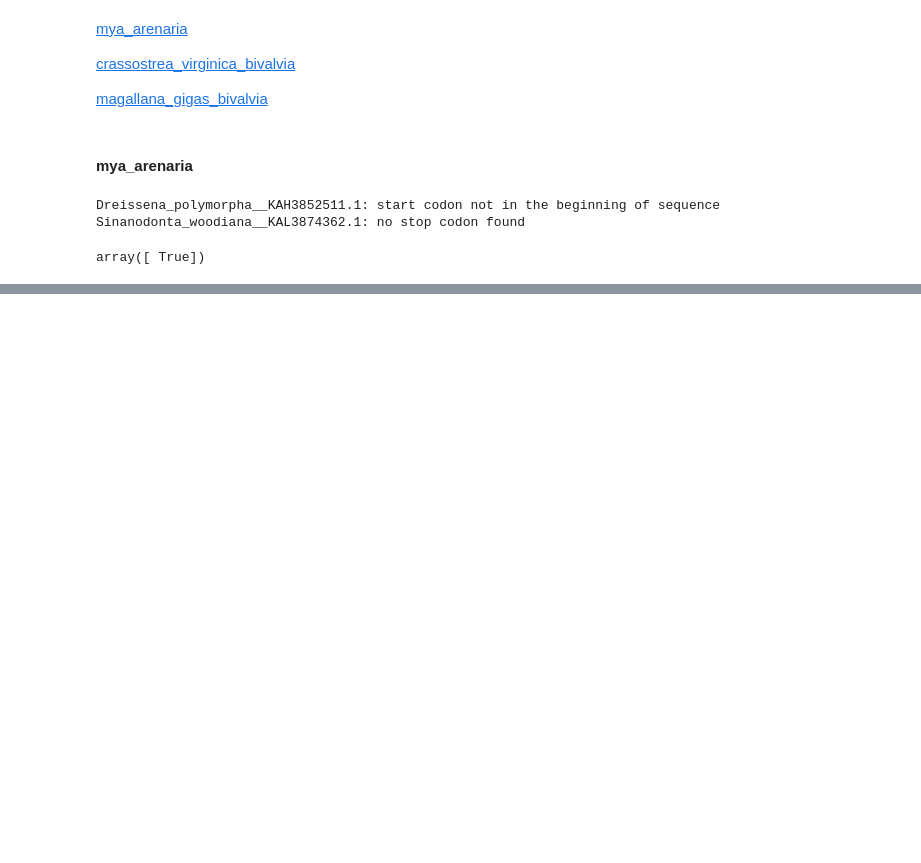
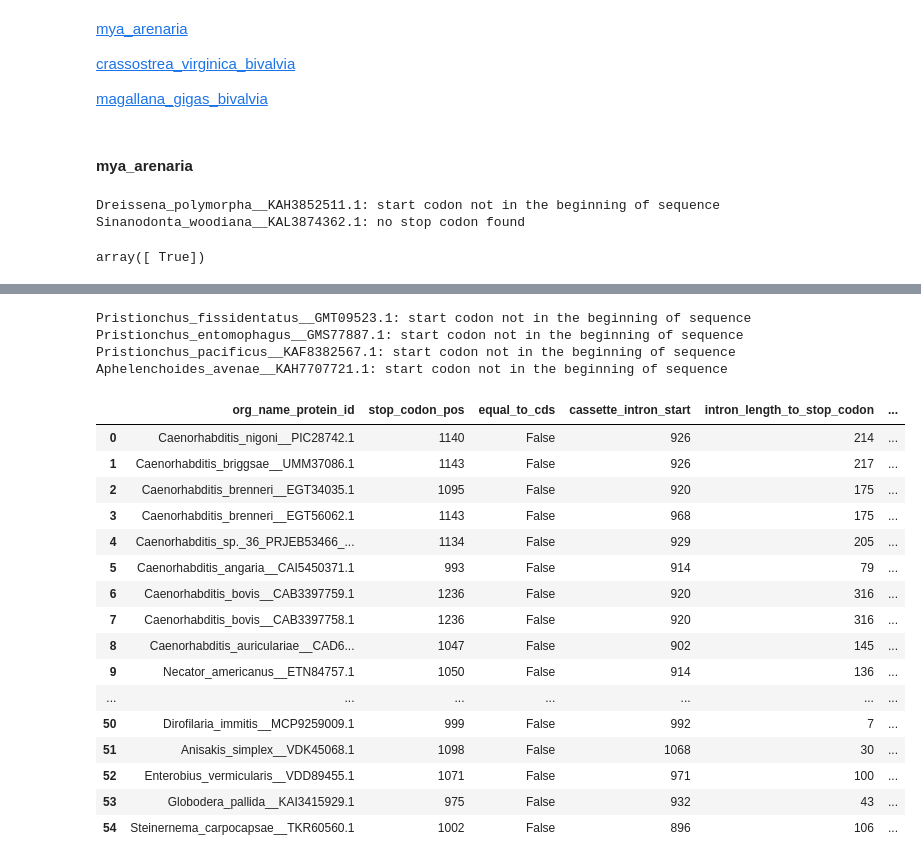
Before and after one commit to ArtemVaska/Diploma, a Jupyter notebook: Scripts/psi_blast_protostomia.ipynb, the cells around one changed output, grey strips where cells are left out. Drawn from its saved outputs; the diff is of its cells as text; code cells hidden in the pictures; blank space fills up the shorter version.

```diff
--- a/Scripts/psi_blast_protostomia.ipynb
+++ b/Scripts/psi_blast_protostomia.ipynb
@@ -206,0 +292,27 @@ os.makedirs(f"../Alignment/psi_blast/{phyla}", exist_ok=True)
+# %%
+phyla = "Nematoda"
+dir = f"../Sequences_protein_id/{phyla}"
+df = pd.read_csv(f"{dir}/df_{phyla.lower()}.tsv", sep="\t", index_col=0,
+                 converters={11: ast.literal_eval, 13: ast.literal_eval})
+
+ref_exon_len = [37]
+found_protein_ids = {}
+
+for protein_id in df.protein_id:
+    df_subset = df[df["protein_id"] == protein_id]
+    df_exons = analyze_exons(f"{dir}/{protein_id}/exons.fa")
+    condition = set(ref_exon_len) & set(df_exons.length.tolist())
+    if condition:
+        found_protein_ids[protein_id] = condition
+
+df_found_protein_ids = df[df["protein_id"].isin(found_protein_ids.keys())]  # !!!
+
+data = {}
+
+for protein_id in df_found_protein_ids.protein_id:
+    df_subset = df_found_protein_ids[df_found_protein_ids["protein_id"] == protein_id]
+    org_name = df_subset.org_name.iloc[0]
+    df_exons = analyze_exons(f"{dir}/{protein_id}/exons.fa")
+    exon_37_idx = df_exons[df_exons["length"] == 37].index[0]
+    exon_110_idx = exon_37_idx - 1
+    data[f"{org_name}__{protein_id}"] = (df_exons, [exon_110_idx, exon_37_idx])
@@ -206,0 +335,25 @@ os.makedirs(f"../Alignment/psi_blast/{phyla}", exist_ok=True)
+# %%
+df_cds_cassette, dict_align_cds_cassette = dict_align_info_analyze(df_found_protein_ids, "cds_cassette", dir)
+df_cds_cassette
+# %% [output]
+Pristionchus_fissidentatus__GMT09523.1: start codon not in the beginning of sequence
+Pristionchus_entomophagus__GMS77887.1: start codon not in the beginning of sequence
+Pristionchus_pacificus__KAF8382567.1: start codon not in the beginning of sequence
+Aphelenchoides_avenae__KAH7707721.1: start codon not in the beginning of sequence
+|  | org_name_protein_id | stop_codon_pos | equal_to_cds | cassette_intron_start | intron_length_to_stop_codon | ... |
+| 0 | Caenorhabditis_nigoni__PIC28742.1 | 1140 | False | 926 | 214 | ... |
+| 1 | Caenorhabditis_briggsae__UMM37086.1 | 1143 | False | 926 | 217 | ... |
+| 2 | Caenorhabditis_brenneri__EGT34035.1 | 1095 | False | 920 | 175 | ... |
+| 3 | Caenorhabditis_brenneri__EGT56062.1 | 1143 | False | 968 | 175 | ... |
+| 4 | Caenorhabditis_sp._36_PRJEB53466_... | 1134 | False | 929 | 205 | ... |
+| 5 | Caenorhabditis_angaria__CAI5450371.1 | 993 | False | 914 | 79 | ... |
+| 6 | Caenorhabditis_bovis__CAB3397759.1 | 1236 | False | 920 | 316 | ... |
+| 7 | Caenorhabditis_bovis__CAB3397758.1 | 1236 | False | 920 | 316 | ... |
+| 8 | Caenorhabditis_auriculariae__CAD6... | 1047 | False | 902 | 145 | ... |
+| 9 | Necator_americanus__ETN84757.1 | 1050 | False | 914 | 136 | ... |
+| ... | ... | ... | ... | ... | ... | ... |
+| 50 | Dirofilaria_immitis__MCP9259009.1 | 999 | False | 992 | 7 | ... |
+| 51 | Anisakis_simplex__VDK45068.1 | 1098 | False | 1068 | 30 | ... |
+| 52 | Enterobius_vermicularis__VDD89455.1 | 1071 | False | 971 | 100 | ... |
+| 53 | Globodera_pallida__KAI3415929.1 | 975 | False | 932 | 43 | ... |
+| 54 | Steinernema_carpocapsae__TKR60560.1 | 1002 | False | 896 | 106 | ... |
```
Also changed, not shown: parts of 50 cells of this notebook.
